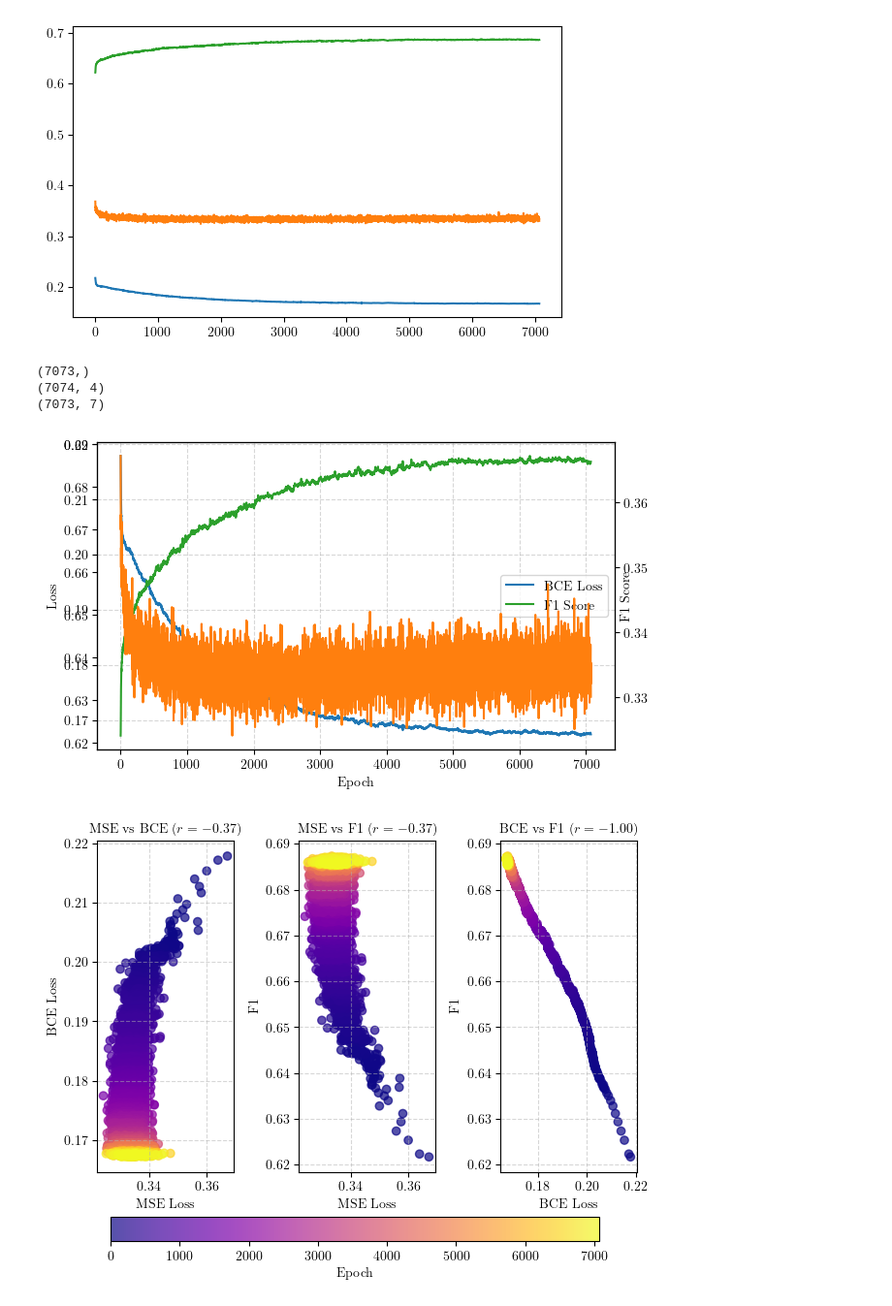
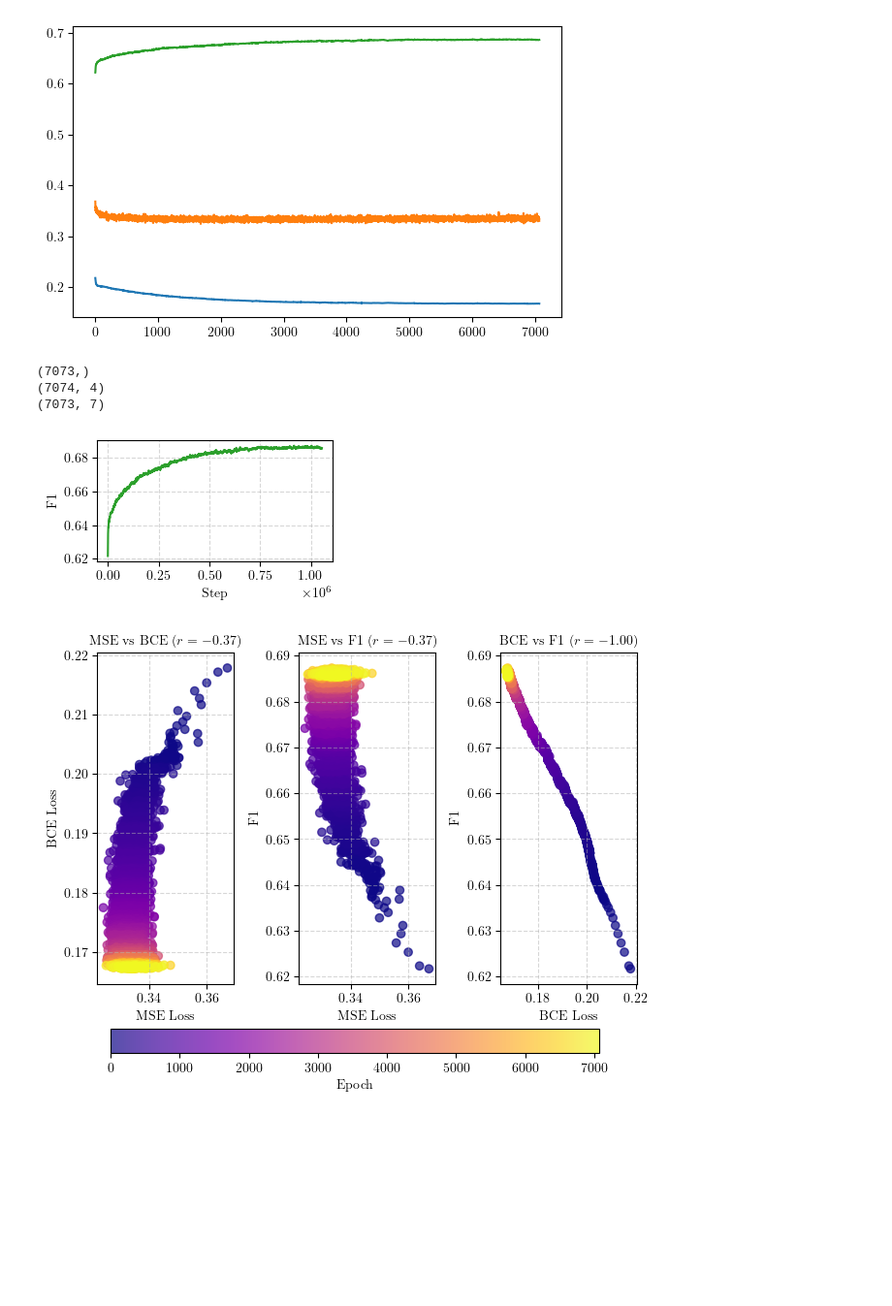
Before and after one commit to dijor0310/cryo-ttt, a Jupyter notebook: src/tmp_drawing.ipynb, the cells around one changed output. Shown at 97% size. Cells and saved outputs as stored; diff of their text form; code cells hidden in the pictures; blank space fills up the shorter version.

Commit message:
last graphs

```diff
--- a/src/tmp_drawing.ipynb
+++ b/src/tmp_drawing.ipynb
@@ -95,6 +95,8 @@ import pandas as pd
 ce_loss = pd.read_csv("plots/wandb_export/wandb_export_2025-08-24T20_56_53.794+02_00.csv")
 dice_score = pd.read_csv("plots/wandb_export/wandb_export_2025-08-24T20_21_41.950+02_00.csv")
 mse_loss = pd.read_csv("plots/wandb_export/wandb_export_2025-08-24T20_22_31.002+02_00.csv")
+
+steps = dice_score["Step"][:7073]
 
 for column in ce_loss.columns:
     if "val/ce_loss" in column:
@@ -112,6 +114,7 @@ for column in mse_loss.columns:
         print(np.array(mse_loss).shape)
         break
 FONT_SIZE = 10
+font_size = FONT_SIZE
 matplotlib.rcParams['text.usetex'] = True
 matplotlib.rcParams['font.family'] = 'serif'
 matplotlib.rcParams['font.serif'] = ['Computer Modern Roman']
@@ -128,67 +131,70 @@ corr_ce = np.corrcoef(ce_series, dice_series)[0, 1]
 corr_mse = np.corrcoef(mse_series, dice_series)[0, 1]
 
 # === 1. Dual-y plot (losses vs dice over epochs) ===
-fig, ax1 = plt.subplots(figsize=(width, height))
+fig, ax1 = plt.subplots(figsize=(width * 0.5, height* 0.5))
 
-epochs = np.arange(len(ce_series))
+# epochs = np.arange(len(ce_series))
 
-ax1.plot(epochs, ce_series, label="BCE Loss", color="tab:blue")
-ax1.set_ylabel("Loss")
-ax1.set_xlabel("Epoch")
-ax1.legend(loc="upper left")
+# ax1.plot(epochs, ce_series, label="BCE Loss", color="tab:blue")
+# ax1.set_ylabel("Loss")
+# ax1.set_xlabel("Epoch")
+# ax1.legend(loc="upper left")
 
-ax2 = ax1.twinx()
-ax2.plot(epochs, dice_series, label="F1 Score", color="tab:green")
-ax2.set_ylabel("F1 Score")
+# ax2 = ax1.twinx()
+ax1.plot(steps, dice_series, label="F1", color="tab:green")
+ax1.set_ylabel("F1")
+ax1.set_xlabel("Step")
+# ax1.legend(loc="upper left")
 
 ax1.grid(True, linestyle='--', alpha=0.5)  # You can adjust linestyle and transparency as needed[]
 
-ax3 = ax2.twinx()
-ax3.plot(epochs, mse_series, label="MSE Loss", color="tab:orange")
+# ax2 = ax1.twinx()
+# ax2.plot(steps, mse_series, label="MSE Loss", color="tab:orange")
 
 
 # Handle legends
 lines1, labels1 = ax1.get_legend_handles_labels()
-lines2, labels2 = ax2.get_legend_handles_labels()
-ax1.legend(lines1 + lines2, labels1 + labels2, loc="center right")
+# ax1.legend(lines1, labels1, loc="center right")
 
 fig.tight_layout()
-fig.savefig("plots/master/losses_vs_dice.pdf", bbox_inches="tight", pad_inches=0)
+fig.savefig("plots/master/dice_vs_step.pdf", bbox_inches="tight", pad_inches=0)
 plt.show()
 
 # === 2. Scatter plot (Loss vs Dice) with correlation ===
 fig, axes = plt.subplots(1, 3, figsize=(width, height))
+
+epochs = np.arange(len(ce_series))
 
 sc1 = axes[2].scatter(ce_series, dice_series, c=epochs, cmap="plasma", alpha=0.7)
 axes[2].set_xlabel("BCE Loss", fontsize=font_size)
 axes[2].set_ylabel("F1", fontsize=font_size)
 axes[2].set_title(fr"BCE vs F1 ($r={corr_ce:.2f}$)", fontsize=font_size)
 # fig.colorbar(sc1, ax=axes[2], label="Epoch")
 
 sc2 = axes[1].scatter(mse_series, dice_series, c=epochs, cmap="plasma", alpha=0.7)
 axes[1].set_xlabel("MSE Loss", fontsize=font_size)
 axes[1].set_ylabel("F1", fontsize=font_size)
 axes[1].set_title(fr"MSE vs F1 ($r={corr_mse:.2f}$)", fontsize=font_size)
 # fig.colorbar(sc2, ax=axes[1])
 
 sc3 = axes[0].scatter(mse_series, ce_series, c=epochs, cmap="plasma", alpha=0.7)
 axes[0].set_xlabel("MSE Loss", fontsize=font_size)
 axes[0].set_ylabel("BCE Loss", fontsize=font_size)
 axes[0].set_title(fr"MSE vs BCE ($r={corr_mse:.2f}$)", fontsize=font_size)
 # fig.colorbar(sc2, ax=axes[0])
 
 cbar = fig.colorbar(sc2, ax=axes, orientation="horizontal", anchor=(0, -5))
 cbar.set_label("Epoch", fontsize=font_size)
 
 axes[0].grid(True, linestyle='--', alpha=0.5)  # You can adjust linestyle and transparency as needed[]
 axes[1].grid(True, linestyle='--', alpha=0.5)  # You can adjust linestyle and transparency as needed[]
 axes[2].grid(True, linestyle='--', alpha=0.5)  # You can adjust linestyle and transparency as needed[]
 fig.tight_layout()
 fig.savefig("plots/master/scatter_losses_vs_dice.pdf", bbox_inches="tight", pad_inches=0)
 plt.show()
 # %% [output]
 (7073,)
 (7074, 4)
 (7073, 7)
-[figure, old version]
+[figure, new version]
 [figure]
```
Also changed, not shown: parts of 6 cells of this notebook, 1 other file.
